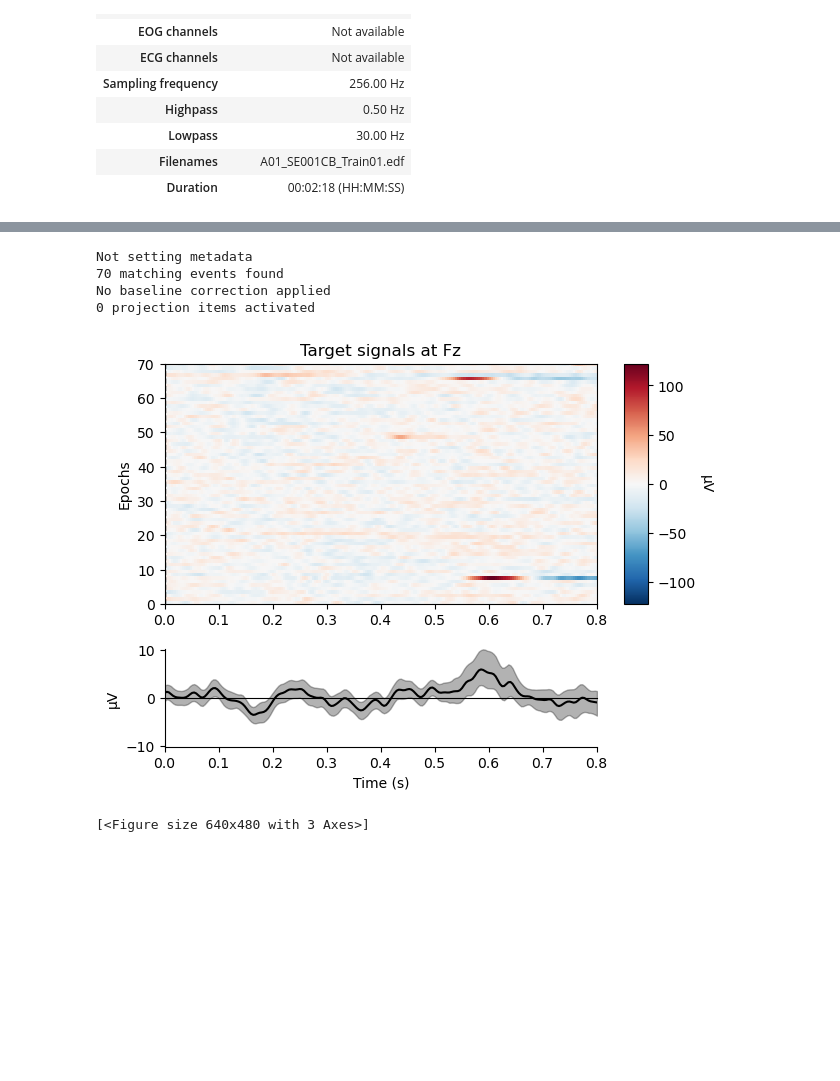
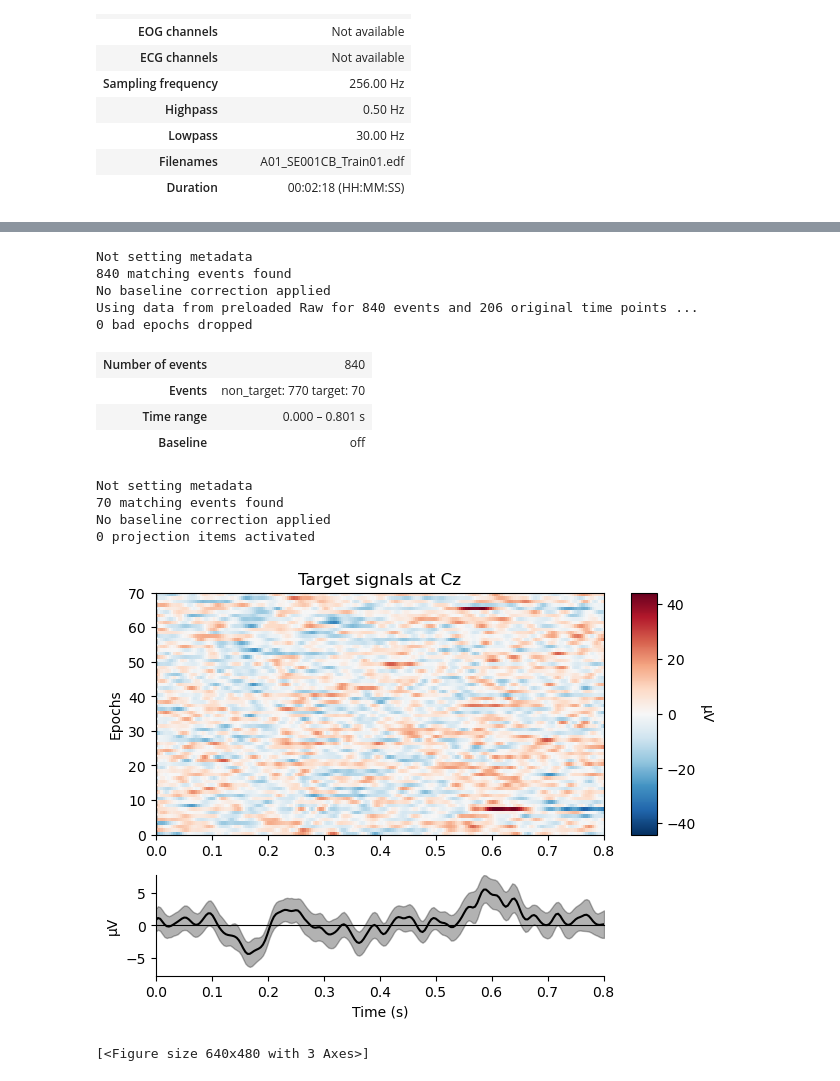
Before and after one commit to zs144/P300-BCI, a Jupyter notebook: Others/MNE-training/mne_tutorial/EEG-data-process.ipynb, the cells around one changed output, grey strips where cells are left out. Drawn from its saved outputs; the diff is of its cells as text; code cells hidden in the pictures; blank space fills up the shorter version.

Commit message:
Add more notes

```diff
--- a/Others/MNE-training/mne_tutorial/EEG-data-process.ipynb
+++ b/Others/MNE-training/mne_tutorial/EEG-data-process.ipynb
@@ -5,7 +5,7 @@ import pyedflib
 from pyedflib import highlevel
 from datetime import datetime
 # %%
-filename = 'A01_SE001CB_Train01.edf'
-raw_data = mne.io.read_raw_edf(filename, verbose=None)
-raw_data.load_data()
+filename = './data/A01_SE001CB_Train01.edf'
+raw_data = mne.io.read_raw_edf(filename, verbose=None) # read data
+raw_data.load_data() # load data
 # %% [output]
@@ -79,26 +109,42 @@ stim_events     = mne.find_events(raw=raw_data, stim_channel='StimulusBegin',
                                   verbose=False)
 targstim_events = mne.find_events(raw=raw_data, stim_channel='StimulusType',
                                   verbose=False)
-# Label target and non-target epochs
+# Label target (event_id = 1) and non-target (event_id = 0) events
+# Note that the event_id is stored in the third column in events array
 targstim_indices = np.isin(stim_events[:,0], targstim_events[:,0])
 stim_events[~targstim_indices,2] = stim_events[~targstim_indices,2] - 1
 # Epoch data based on target and non-target epoch labels
 t_min,t_max = 0, 0.8 # feature extraction window
-event_dict = {'target': 1, 'non_target': 0} # stimulus event labels
+event_dict = {'target': 1, 'non_target': 0} # stimulus event label -> event_id
 epochs = mne.Epochs(raw=raw_data, events=stim_events, tmin=t_min, tmax=t_max,
                     event_id=event_dict, preload=True, baseline=None,
-                    verbose=False, proj=False, picks=eeg_channels)
+                    proj=False, picks=eeg_channels)
+# %% [output]
+Not setting metadata
+840 matching events found
+No baseline correction applied
+Using data from preloaded Raw for 840 events and 206 original time points ...
+0 bad epochs dropped
+# %%
+epochs
+# %% [output]
+| Number of events | 840 |
+| Events | non_target: 770 target: 70 |
+| Time range | 0.000 – 0.801 s |
+| Baseline | off |
+# %%
+channel_pick = raw_data.ch_names[5] # EEG_CZ
+epochs.plot(picks=channel_pick, n_epochs=10, events=True)
 # %%
 # Plot target signals at a specific channel
-channel_pick = raw_data.ch_names[1] # label of first channel
 epochs['target'].plot_image(picks=channel_pick,
                             title='Target signals at '+channel_pick[4:])
 # %% [output]
 Not setting metadata
 70 matching events found
 No baseline correction applied
 0 projection items activated
-[figure, old version]
+[figure, new version]
 [<Figure size 640x480 with 3 Axes>]
 # %%
 # Plot non-target signals at a specific channel
```
Also changed, not shown: parts of 10 cells of this notebook.
